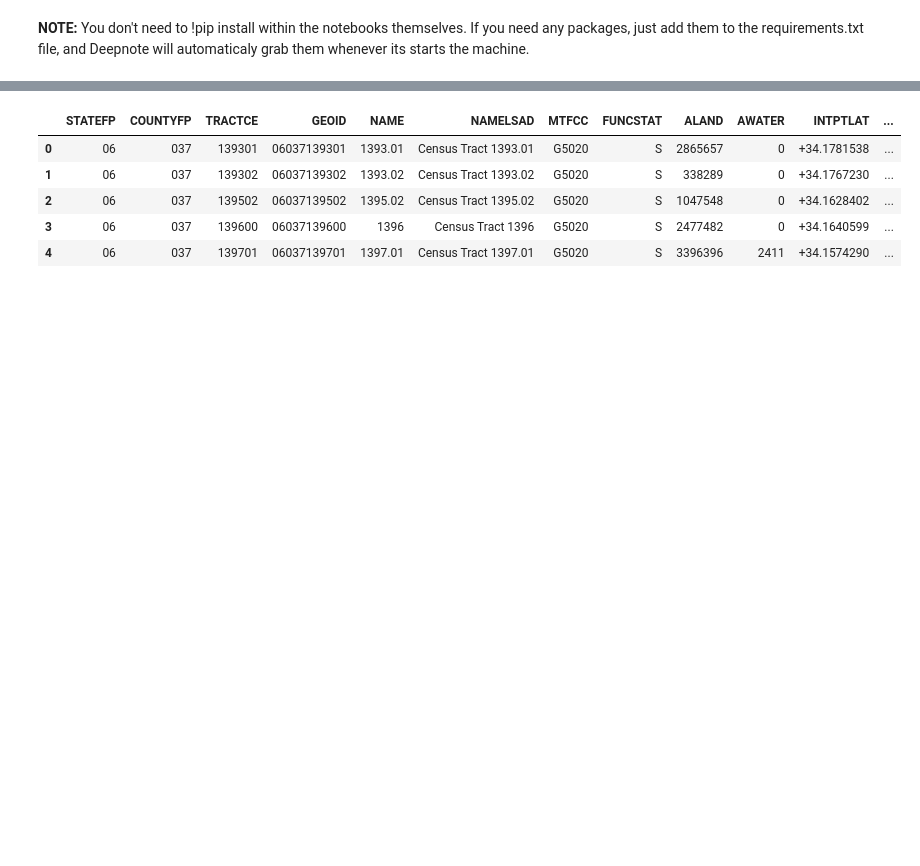
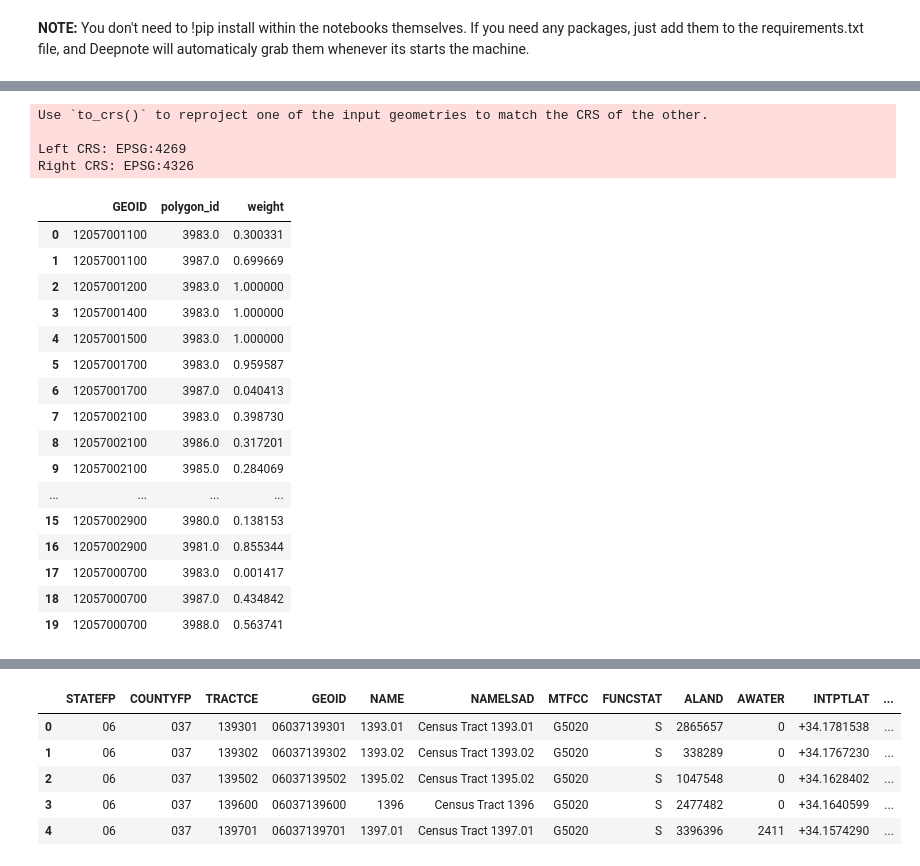
Before and after one commit to mjumbewu/COVIDRedlining, a Jupyter notebook: spatial_outlining.ipynb, the cells around one changed output, grey strips where cells are left out. Saved outputs shown, nothing was run; the diff lists cells and outputs as text; code cells hidden in the pictures; blank space fills up the shorter version.

Commit message:
Updated to DataLoading and Spatial Outlining 29/09/2020

```diff
--- a/spatial_outlining.ipynb
+++ b/spatial_outlining.ipynb
@@ -45,0 +5,80 @@ la_ct = gpd.read_file("/home/jovyan/work/COVIDRedlining/data/la/census_tracts/tl
+# %%
+#"A Method to Construct Geographical Crosswalks with an Application to US Counties since 1790"
+#www.fpeckert.me/eglp
+
+## A generic code to construct your own crosswalk, from two shapefiles
+
+import pandas as pd
+import geopandas as gpd
+import os
+
+## defining variables
+origin_path = '/home/jovyan/work/COVIDRedlining/data/detroit/detroit census tracts'
+origin_fname = 'tl_2019_26_tract.shp'
+origin_geoid = 'GEOID'
+
+destination_path = '/home/jovyan/work/COVIDRedlining/data/detroit/detroit redlining'
+destination_fname = 'detroit_redlining.shp'
+destination_geoid = 'polygon_id'
+
+output_path = '/home/jovyan/work/COVIDRedlining/data/new york/ny shapefiles/ny redlining'
+output_fname = 'detroit_redline_intersection.csv'
+
+
+## read in starting shapefile
+os.chdir(origin_path)
+shp_origin = gpd.GeoDataFrame.from_file(origin_fname)
+shp_origin['area_base'] = shp_origin.area
+
+## read in ending shapefile
+os.chdir(destination_path)
+shp_destination = gpd.GeoDataFrame.from_file(destination_fname)
+
+## intersecting the file
+intersect = gpd.overlay(shp_origin, shp_destination, how = 'intersection')
+intersect['area'] = intersect.area
+
+## computing weights
+intersect['weight'] = intersect['area'] / intersect['area_base']
+
+## renormalizing weights - this isn't necesary, but without it, if the shapefiles do not perfectly line up where they should, you may lose small fractions of area here and there
+reweight = intersect.groupby(origin_geoid)['weight'].sum().reset_index()
+reweight['new_weight'] = reweight['weight']
+reweight = reweight.drop('weight', axis = 1)
+
+intersect = intersect.merge(reweight, left_on = origin_geoid, right_on = origin_geoid)
+intersect['weight'] = intersect['weight'] / intersect['new_weight']
+
+intersect = intersect.drop('new_weight', axis =1)
+
+## keeping only relevant columns - again isn't necessary, but will help trim down the size of the crosswalk at the end
+output = intersect[[origin_geoid, destination_geoid, 'weight']]
+
+## saving output
+output.to_csv(output_fname, index = False)
+# %% [output]
+Use `to_crs()` to reproject one of the input geometries to match the CRS of the other.
+
+Left CRS: EPSG:4269
+Right CRS: EPSG:4326
+# %%
+output = pd.read_csv('/home/jovyan/work/COVIDRedlining/data/tampa/tampa_redline_intersection.csv')
+output.head(20)
+# %% [output]
+|  | GEOID | polygon_id | weight |
+| 0 | 12057001100 | 3983.0 | 0.300331 |
+| 1 | 12057001100 | 3987.0 | 0.699669 |
+| 2 | 12057001200 | 3983.0 | 1.000000 |
+| 3 | 12057001400 | 3983.0 | 1.000000 |
+| 4 | 12057001500 | 3983.0 | 1.000000 |
+| 5 | 12057001700 | 3983.0 | 0.959587 |
+| 6 | 12057001700 | 3987.0 | 0.040413 |
+| 7 | 12057002100 | 3983.0 | 0.398730 |
+| 8 | 12057002100 | 3986.0 | 0.317201 |
+| 9 | 12057002100 | 3985.0 | 0.284069 |
+| ... | ... | ... | ... |
+| 15 | 12057002900 | 3980.0 | 0.138153 |
+| 16 | 12057002900 | 3981.0 | 0.855344 |
+| 17 | 12057000700 | 3983.0 | 0.001417 |
+| 18 | 12057000700 | 3987.0 | 0.434842 |
+| 19 | 12057000700 | 3988.0 | 0.563741 |
```
Also changed, not shown: parts of 19 cells of this notebook, 1 other file.
